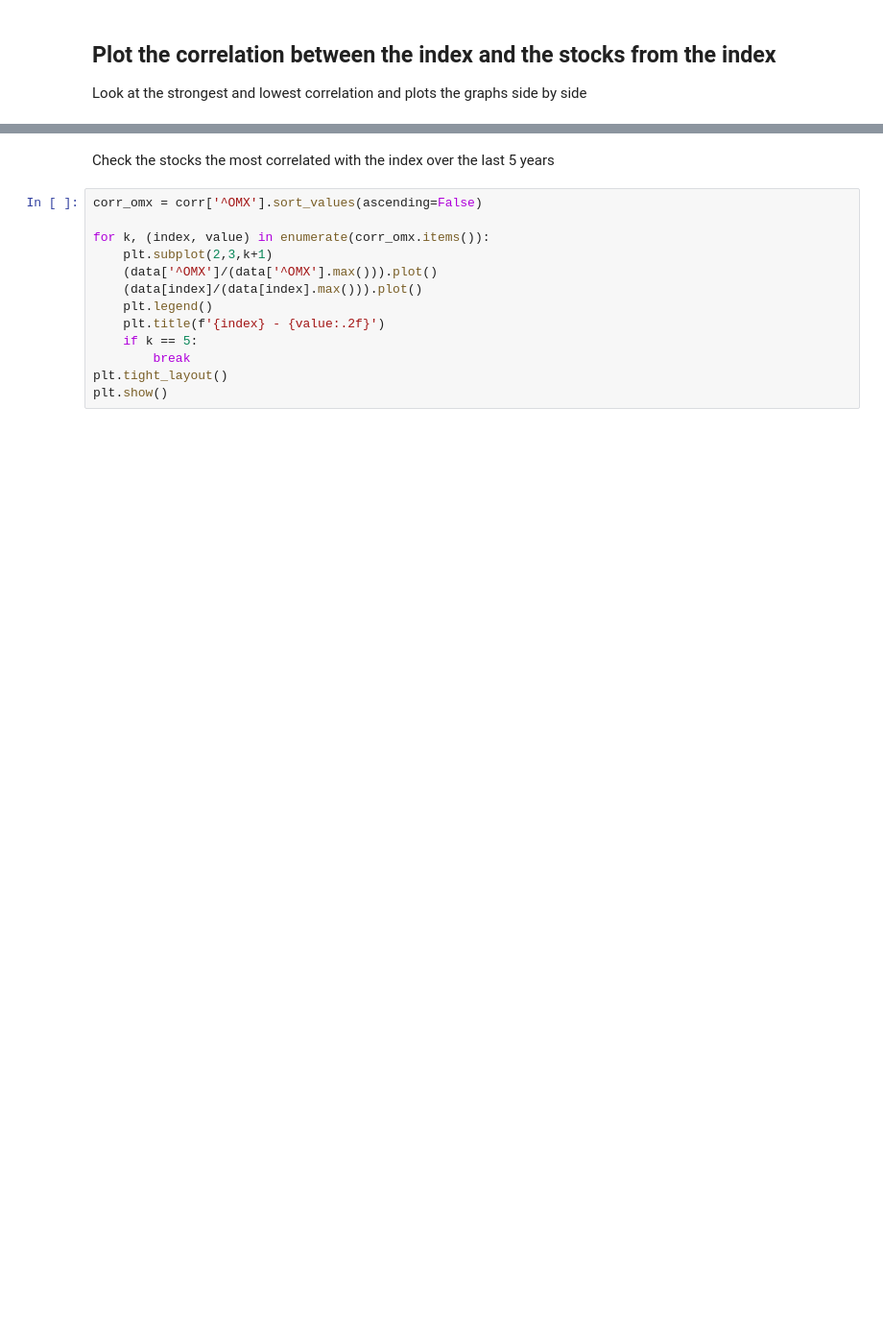
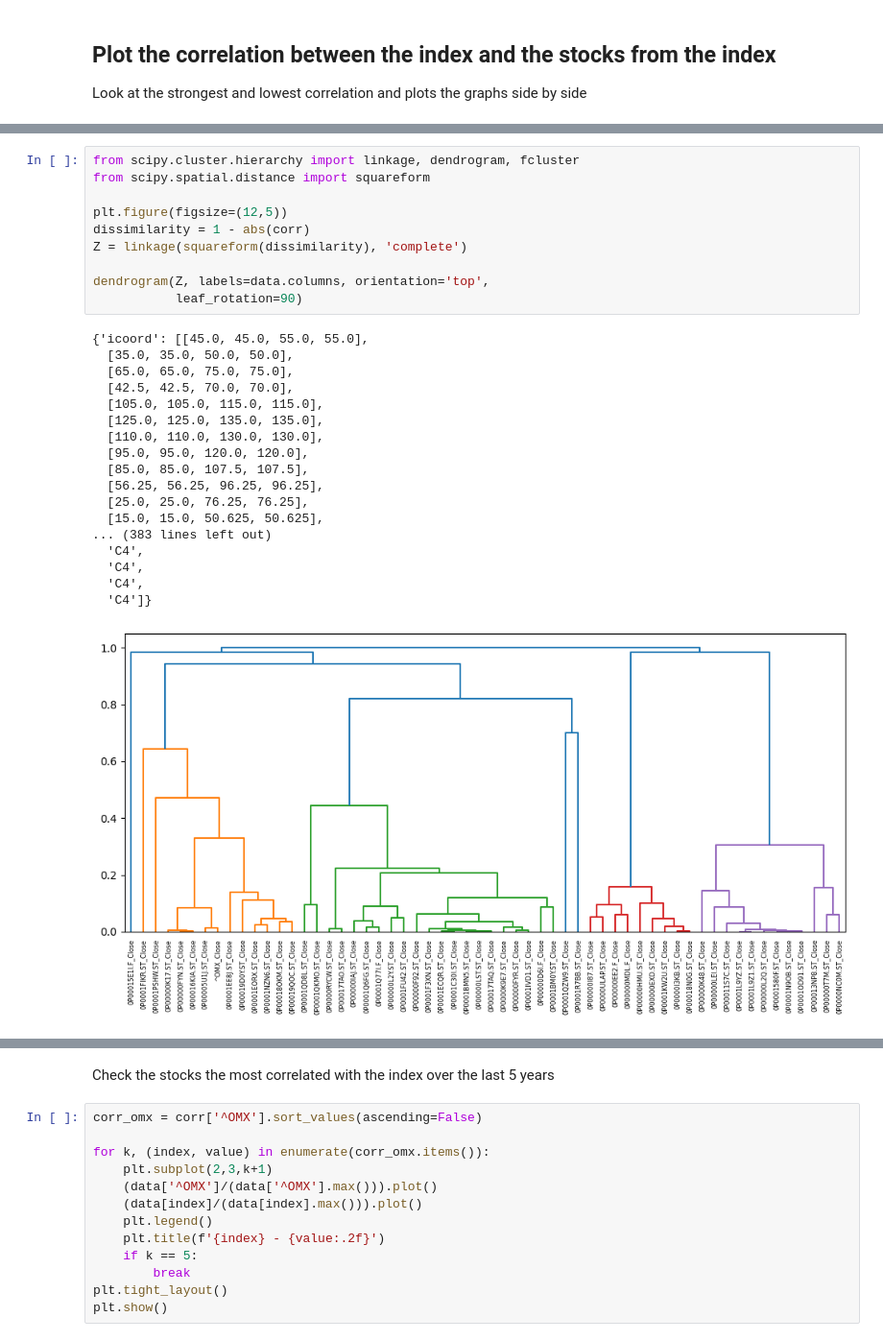
Before and after one commit to yann-pourcenoux/SmoothMyStrategy, a Jupyter notebook: src/notebooks/Learning.ipynb, the cells around one changed output, grey strips where cells are left out. Shown at 96% size. Cells and saved outputs as stored; diff of their text form; blank space fills up the shorter version.

```diff
--- a/src/notebooks/Learning.ipynb
+++ b/src/notebooks/Learning.ipynb
@@ -77,3 +162,32 @@ Look at the strongest and lowest correlation and plots the graphs side by side
+# %%
+from scipy.cluster.hierarchy import linkage, dendrogram, fcluster
+from scipy.spatial.distance import squareform
+
+plt.figure(figsize=(12,5))
+dissimilarity = 1 - abs(corr)
+Z = linkage(squareform(dissimilarity), 'complete')
+
+dendrogram(Z, labels=data.columns, orientation='top',
+           leaf_rotation=90)
+# %% [output]
+{'icoord': [[45.0, 45.0, 55.0, 55.0],
+  [35.0, 35.0, 50.0, 50.0],
+  [65.0, 65.0, 75.0, 75.0],
+  [42.5, 42.5, 70.0, 70.0],
+  [105.0, 105.0, 115.0, 115.0],
+  [125.0, 125.0, 135.0, 135.0],
+  [110.0, 110.0, 130.0, 130.0],
+  [95.0, 95.0, 120.0, 120.0],
+  [85.0, 85.0, 107.5, 107.5],
+  [56.25, 56.25, 96.25, 96.25],
+  [25.0, 25.0, 76.25, 76.25],
+  [15.0, 15.0, 50.625, 50.625],
+... (383 lines left out)
+  'C4',
+  'C4',
+  'C4',
+  'C4']}
+[figure, added]
 # %%
 import seaborn as sns
 import numpy as np
```
Also changed, not shown: parts of 11 cells of this notebook, 6 other files.
